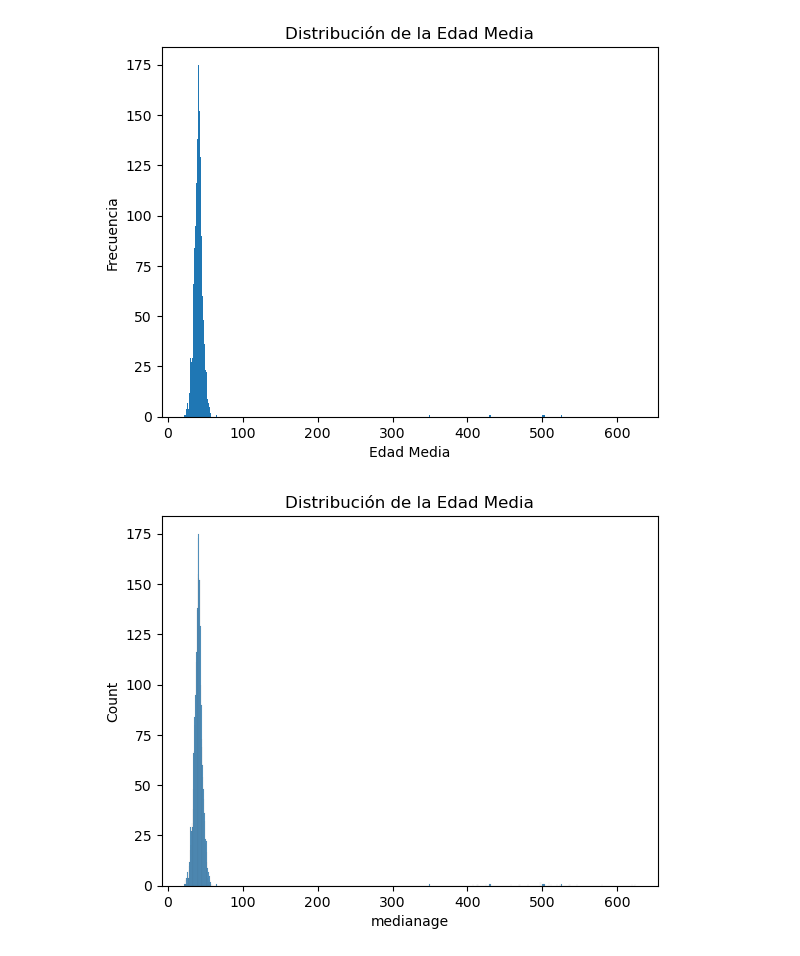
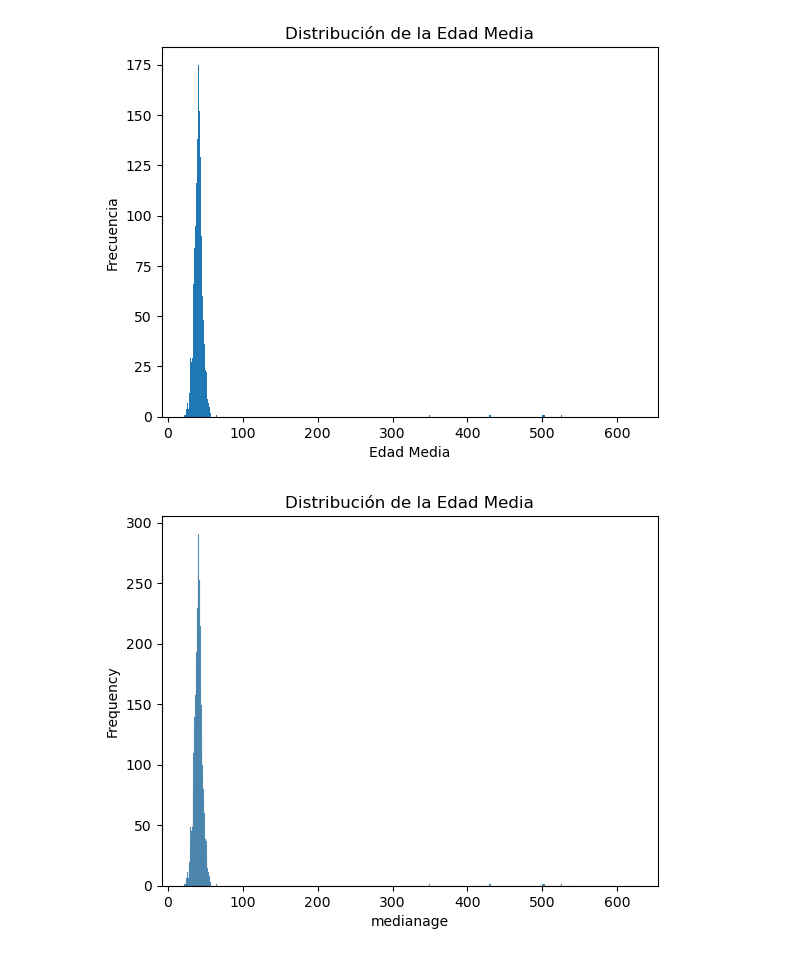
Before and after one commit to aitanaol/modelos-computacionales-I, a Jupyter notebook: tareas/Tarea_P2_6.ipynb, the cells around one changed output. Saved outputs shown, nothing was run; the diff lists cells and outputs as text; code cells hidden in the pictures.

Commit message:
Tarea Seaborn + Frequency

```diff
--- a/tareas/Tarea_P2_6.ipynb
+++ b/tareas/Tarea_P2_6.ipynb
@@ -37,11 +37,12 @@ plt.show()
 [figure]
 # %%
 # Histograma Método 3: Seaborn
-sns.histplot(df_cancer['medianage'], bins=1000)
+sns.histplot(df_cancer['medianage'], bins=1000, stat='frequency')
+# stat = frequency se encarga que en el eje Y se muestren las frecuencias absolutas, es decir, el número de elementos que caen en cada "bin" del histograma
 plt.title('Distribución de la Edad Media')
 plt.show()
 # Los labels de los ejes se ponen en automático con seaborn
 # %% [output]
-[figure, old version]
+[figure, new version]
 # %%
 # Todos los labels se agregan con matplotlib (plt.) porque pandas y seaborn son bibliotecas construidas sobre eso
```
